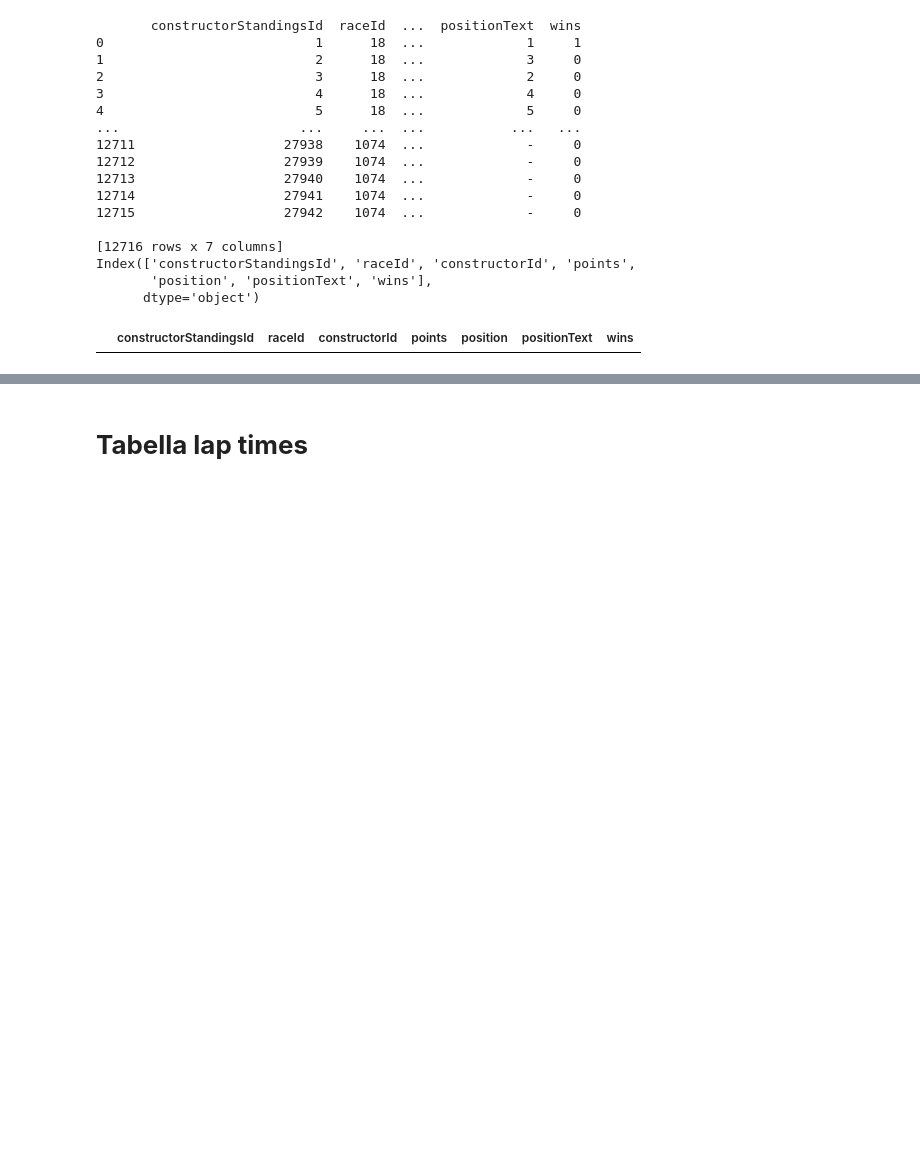
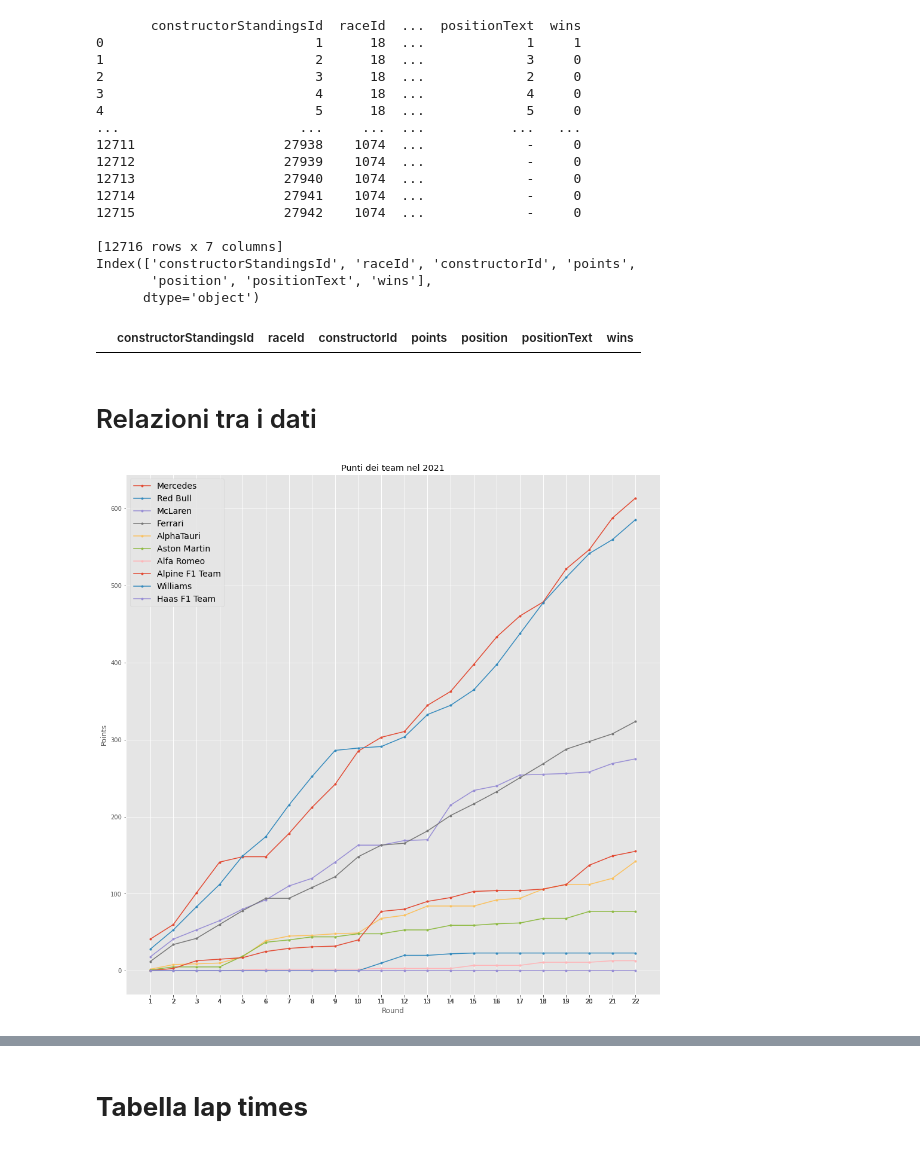
Before and after one commit to giorgio-angelo-esposito/F1WP, a Jupyter notebook: F1WP.ipynb, the cells around one changed output, grey strips where cells are left out. Saved outputs shown, nothing was run; the diff lists cells and outputs as text; code cells hidden in the pictures; blank space fills up the shorter version.

```diff
--- a/F1WP.ipynb
+++ b/F1WP.ipynb
@@ -484,3 +468,42 @@ Index(['constructorStandingsId', 'raceId', 'constructorId', 'points',
        'position', 'positionText', 'wins'],
       dtype='object')
 |  | constructorStandingsId | raceId | constructorId | points | position | positionText | wins |
+# %% [markdown]
+# Relazioni tra i dati
+# %%
+#unione di constructor_standings e races sul raceId, salvato in un nuovo dataframe constructor_points
+constructor_points = pd.merge(constructor_standings,races,on='raceId')
+#unione di constructor_points e constructors su constructorId
+constructor_points = pd.merge(constructor_points,constructors, on='constructorId')
+#otteniamo i dati relativi al campionato 2021
+constructor_points_2021 = constructor_points.loc[constructor_points['year'] == 2021]
+#ordiniamoli per numero di gara e posizione
+constructor_points_2021 = constructor_points_2021.sort_values(['round','position'])
+#rinominiamo colonne con nomi simili
+constructor_points_2021.rename({'name_x':'GP_Name','name_y':'team_name'},axis=1, inplace=True)
+
+#estrapoliamo i nomi dei team
+team_name = constructor_points_2021['team_name'].unique()
+#settiamo la dimensione del grafico
+plt.figure(figsize=(16,16))
+#plotting dei dati
+for team in constructor_points_2021['constructorId'].unique():
+  i = constructor_points_2021.loc[constructor_points_2021['constructorId'] == team]
+  plt.plot(i['round'],i['points'], marker = '.')
+
+#assegniamo la spaziatura sull'asse delle x
+plt.xticks(constructor_points_2021['round'][::1])
+#assegniamo una label all'asse delle x
+plt.xlabel('Round')
+#assegniamo una label all'asse delle y
+plt.ylabel('Points')
+#creiamo la legenda
+plt.legend(team_name, prop={'size': 14})
+#diamo un titolo al grafico
+plt.title('Punti dei team nel 2021')
+#salviamo il grafico
+plt.savefig('Classifica_campionato_team_2021',dpi = 300)
+#mostriamo il grafico
+plt.show()
+# %% [output]
+[figure, added]
```
Also changed, not shown: parts of 7 cells of this notebook.
